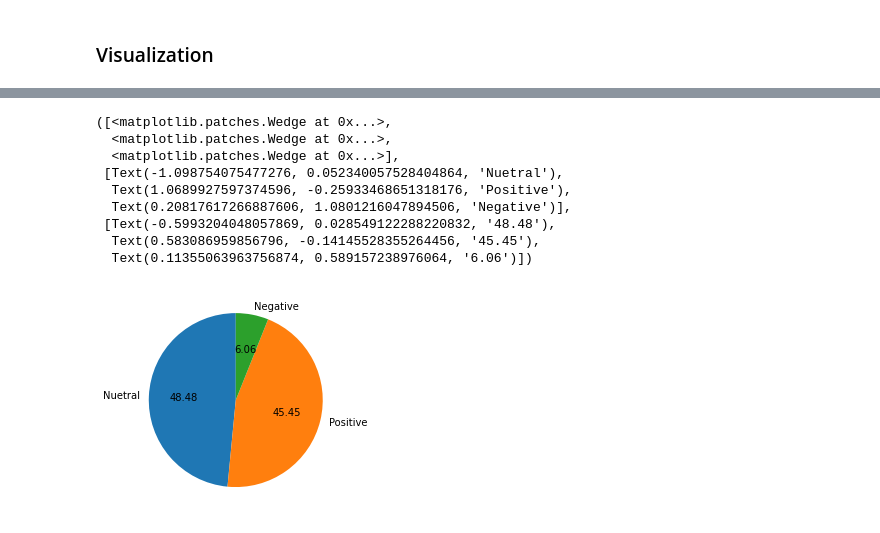
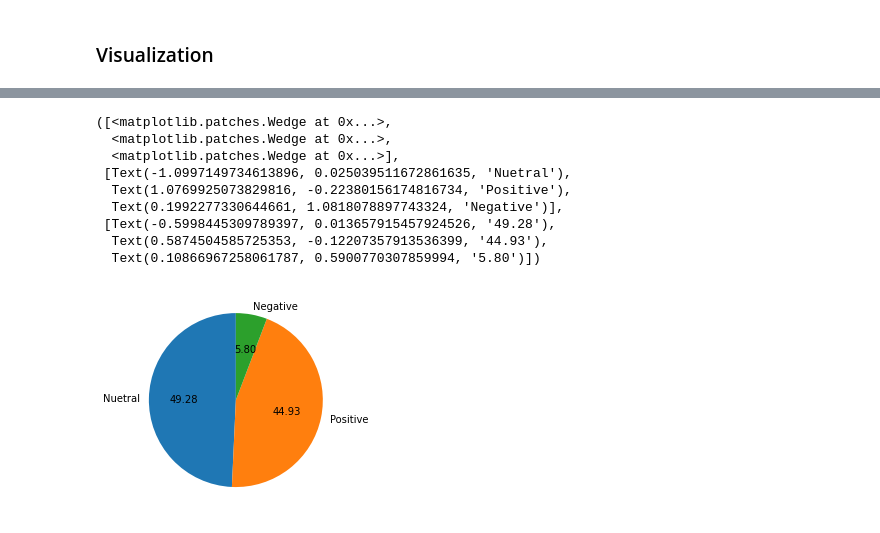
Before and after one commit to koushik395/TwitterSentimentAnalysis, a Jupyter notebook: SentimentAnalysisWithTwitter.ipynb, the cells around one changed output, grey strips where cells are left out. Saved outputs shown, nothing was run; the diff lists cells and outputs as text; code cells hidden in the pictures.

```diff
--- a/SentimentAnalysisWithTwitter.ipynb
+++ b/SentimentAnalysisWithTwitter.ipynb
@@ -176,11 +176,14 @@ for i in range(5):
 # %%
 ptweets = [tweet for tweet in tweets if tweet['sentiment'] == 'positive']
 # percentage of positive tweets
-print("Positive tweets percentage: {} %".format(100*len(ptweets)/len(tweets)))
+perc_ptweets = 100*len(ptweets)/len(tweets)
+print("Positive tweets percentage: {} %".format(perc_ptweets))
 # picking negative tweets from tweets
 ntweets = [tweet for tweet in tweets if tweet['sentiment'] == 'negative']
 # percentage of negative tweets
-print("Negative tweets percentage: {} %".format(100*len(ntweets)/len(tweets)))
+perc_ntweets = 100*len(ntweets)/len(tweets)
+print("Negative tweets percentage: {} %".format(perc_ntweets))
 # percentage of neutral tweets
-print("Print Nuetral Tweets percentage :{} %".format(100*(len(tweets) -(len( ntweets )+len( ptweets)))/len(tweets)))
+perc_neutweets =100*(len(tweets) -(len( ntweets )+len( ptweets)))/len(tweets)
+print("Print Nuetral Tweets percentage :{} %".format(perc_neutweets))
 # %% [output]
@@ -229,15 +232,16 @@ negative     4
 Name: sentiment, dtype: int64
 # %%
 labels = ['Nuetral','Positive','Negative']
-plt.pie(df1['sentiment'].value_counts(),labels=labels,startangle=90,autopct='%.2f')
+values = [perc_neutweets,perc_ptweets,perc_ntweets]
+plt.pie(values,labels=labels,startangle=90,autopct='%.2f')
 # %% [output]
 ([<matplotlib.patches.Wedge at 0x...>,
   <matplotlib.patches.Wedge at 0x...>,
   <matplotlib.patches.Wedge at 0x...>],
- [Text(-1.098754075477276, 0.052340057528404864, 'Nuetral'),
-  Text(1.0689927597374596, -0.25933468651318176, 'Positive'),
-  Text(0.20817617266887606, 1.0801216047894506, 'Negative')],
- [Text(-0.5993204048057869, 0.028549122288220832, '48.48'),
-  Text(0.583086959856796, -0.14145528355264456, '45.45'),
-  Text(0.11355063963756874, 0.589157238976064, '6.06')])
+ [Text(-1.0997149734613896, 0.025039511672861635, 'Nuetral'),
+  Text(1.0769925073829816, -0.22380156174816734, 'Positive'),
+  Text(0.1992277330644661, 1.0818078897743324, 'Negative')],
+ [Text(-0.5998445309789397, 0.013657915457924526, '49.28'),
+  Text(0.5874504585725353, -0.12207357913536399, '44.93'),
+  Text(0.10866967258061787, 0.5900770307859994, '5.80')])
-[figure, old version]
+[figure, new version]
```
Also changed, not shown: parts of 11 cells of this notebook.
